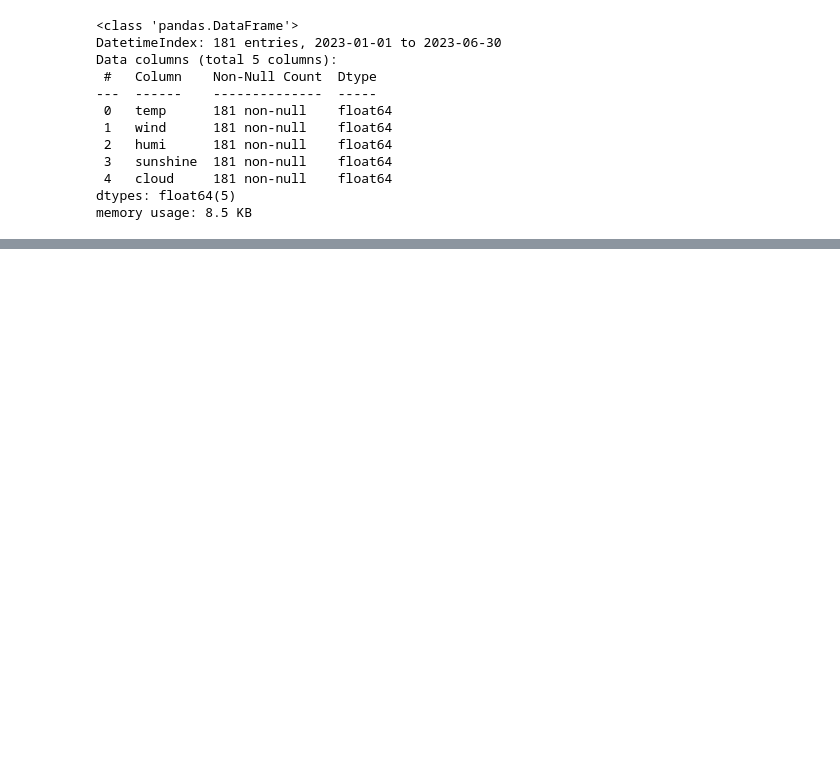
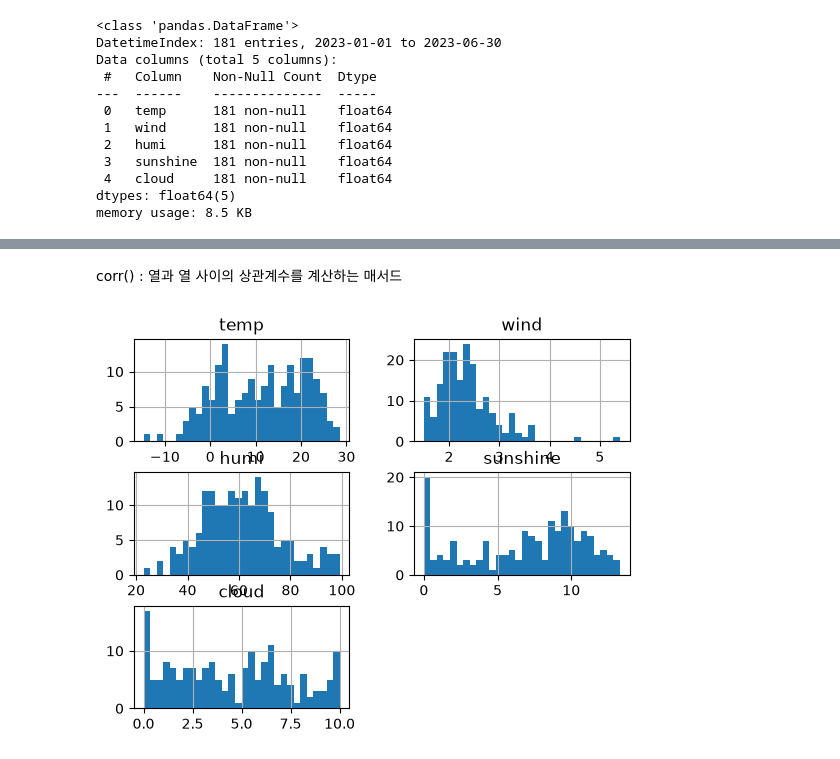
Before and after one commit to kanghyoje/--, a Jupyter notebook: 2023weather_1206.ipynb, the cells around one changed output, grey strips where cells are left out. Cells and saved outputs as stored; diff of their text form; code cells hidden in the pictures; blank space fills up the shorter version.

```diff
--- a/2023weather_1206.ipynb
+++ b/2023weather_1206.ipynb
@@ -53,0 +80,8 @@ memory usage: 8.5 KB
+# %% [markdown]
+corr() : 열과 열 사이의 상관계수를 계산하는 매서드
+# %%
+import matplotlib.pyplot as plt
+weather.hist(bins=30) # 데이터의 범위를 30개의 구간으로 나눔
+plt.show()
+# %% [output]
+[figure, added]
```
Also changed, not shown: parts of 5 cells of this notebook.
